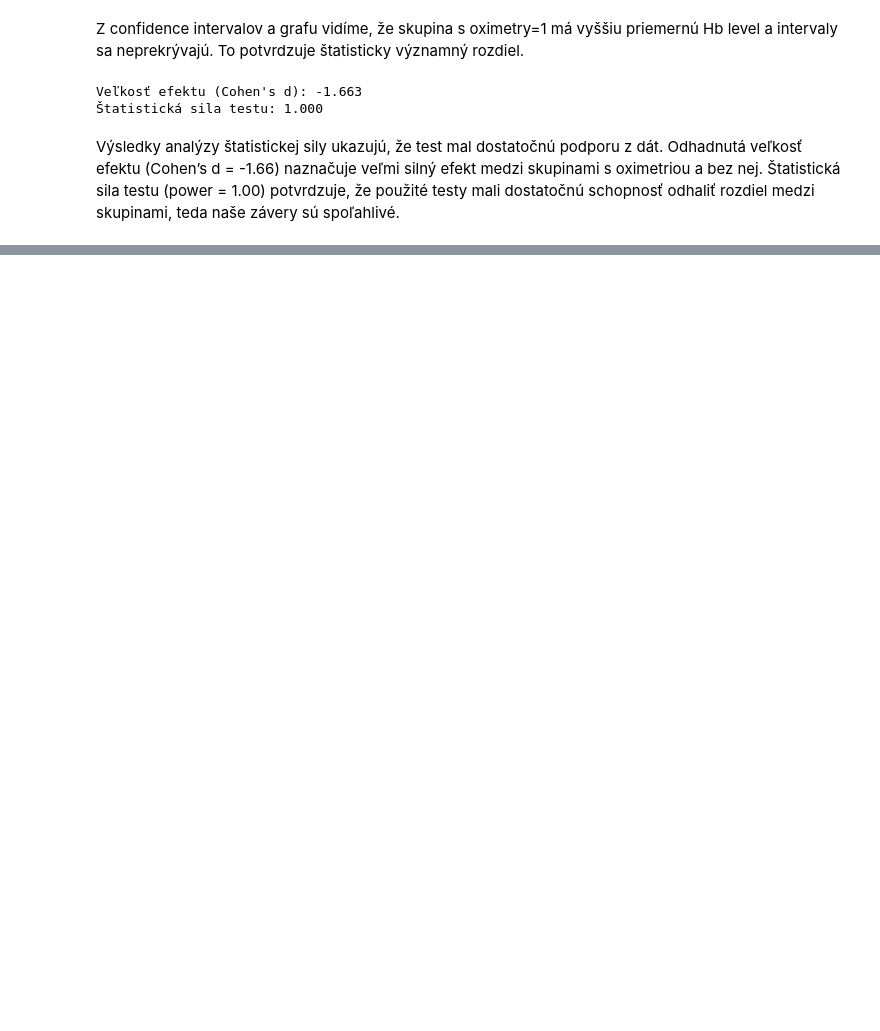
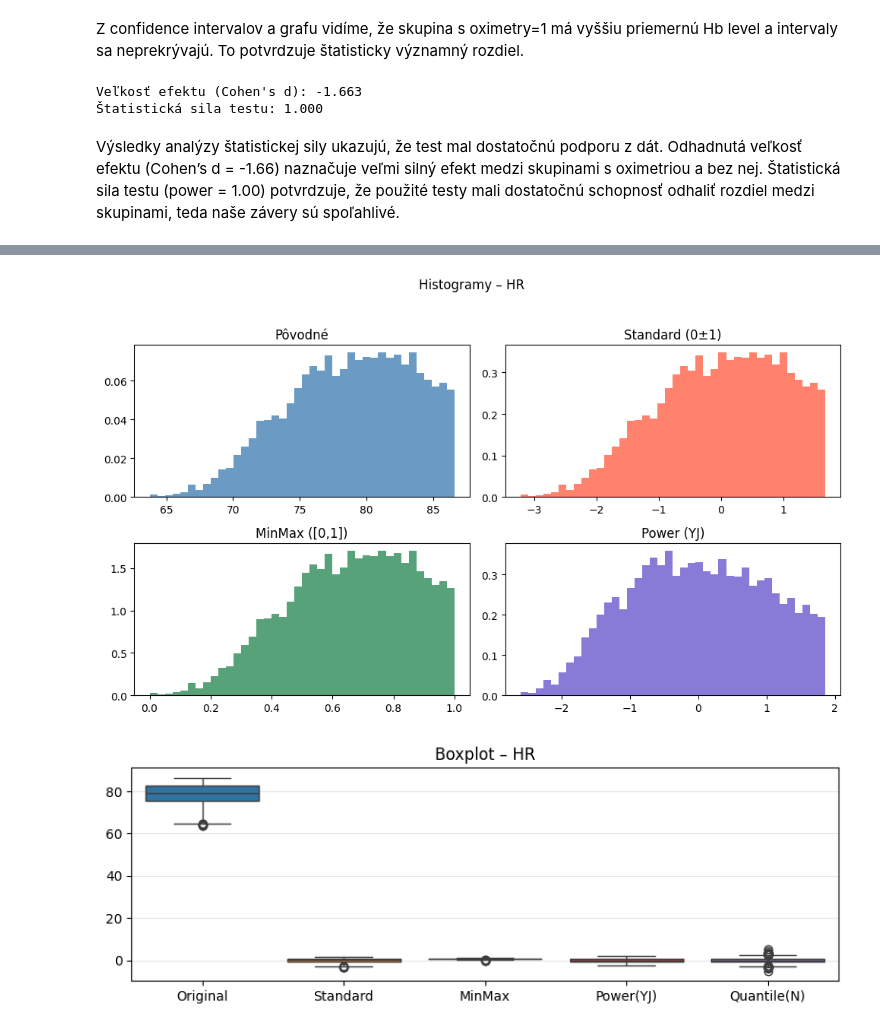
Before and after one commit to BohachNazar/IAUZadanie1, a Jupyter notebook: 1.ipynb, the cells around one changed output, grey strips where cells are left out. Drawn from its saved outputs; the diff is of its cells as text; code cells hidden in the pictures; blank space fills up the shorter version.

```diff
--- a/1.ipynb
+++ b/1.ipynb
@@ -1059,0 +1140,18 @@ Odhadnutá veľkosť efektu (Cohen’s d = -1.66) naznačuje veľmi silný efekt
+# %%
+from sklearn.model_selection import train_test_split
+
+TARGET = 'oximetry'
+
+X = ml_df.drop(columns=[TARGET])
+y = ml_df[TARGET].astype(int)  # prevedieme na 0/1
+
+print(f'\nCelkový počet pozorovaní: {len(ml_df)}')
+print(f'Trieda 0 (oximetry=0): {(y==0).sum()} ({(y==0).sum()/len(y)*100:.1f}%)')
+print(f'Trieda 1 (oximetry=1): {(y==1).sum()} ({(y==1).sum()/len(y)*100:.1f}%)')
+
+x_train, x_test, y_train, y_test = train_test_split(
+    X, y, test_size=0.2, random_state=20, stratify=y
+)
+print("Po rozdelení na train/test:")
+print(f'x_train: {x_train.shape}')
+print(f'x_test:  {x_test.shape}')
@@ -1059,0 +1256,49 @@ Odhadnutá veľkosť efektu (Cohen’s d = -1.66) naznačuje veľmi silný efekt
+# %%
+# feature index pre HR v x_train_final
+feature_names = preproc_basic.get_feature_names_out()
+col_idx = int(np.where(feature_names == 'num__HR')[0][0])
+
+# fit transformácií na tréningovej matici
+scaler_std = StandardScaler();
+Xt_std = scaler_std.fit_transform(x_train_final)
+scaler_mm  = MinMaxScaler();
+Xt_mm  = scaler_mm.fit_transform(x_train_final)
+pt = PowerTransformer(method='yeo-johnson', standardize=True);
+Xt_pt = pt.fit_transform(x_train_final)
+qt = QuantileTransformer(output_distribution='normal', n_quantiles=256);
+Xt_qt = qt.fit_transform(x_train_final)
+
+# stĺpec HR pred/po
+orig = x_train_final[:, col_idx]
+arr_std = Xt_std[:, col_idx]
+arr_mm  = Xt_mm[:, col_idx]
+arr_pt  = Xt_pt[:, col_idx]
+arr_qt  = Xt_qt[:, col_idx]
+
+# 2×2 histogramy
+fig, axes = plt.subplots(2, 2, figsize=(10, 6))
+axes = axes.ravel()
+axes[0].hist(orig, bins=40, color='steelblue', alpha=0.8, density=True); axes[0].set_title('Pôvodné')
+axes[1].hist(arr_std, bins=40, color='tomato', alpha=0.8, density=True); axes[1].set_title('Standard (0±1)')
+axes[2].hist(arr_mm,  bins=40, color='seagreen', alpha=0.8, density=True); axes[2].set_title('MinMax ([0,1])')
+axes[3].hist(arr_pt,  bins=40, color='slateblue', alpha=0.8, density=True); axes[3].set_title('Power (YJ)')
+plt.suptitle('Histogramy – HR')
+plt.tight_layout(rect=[0,0,1,0.95])
+plt.show()
+
+# Boxplot
+plt.figure(figsize=(8, 3))
+sns.boxplot(data=pd.DataFrame({
+    'Original': orig,
+    'Standard': arr_std,
+    'MinMax': arr_mm,
+    'Power(YJ)': arr_pt,
+    'Quantile(N)': arr_qt,
+}))
+plt.title('Boxplot – HR')
+plt.grid(True, axis='y', alpha=0.3)
+plt.tight_layout()
+plt.show()
+# %% [output]
+[figure, added]
+[figure, added]
```
Also changed, not shown: parts of 37 cells of this notebook.
